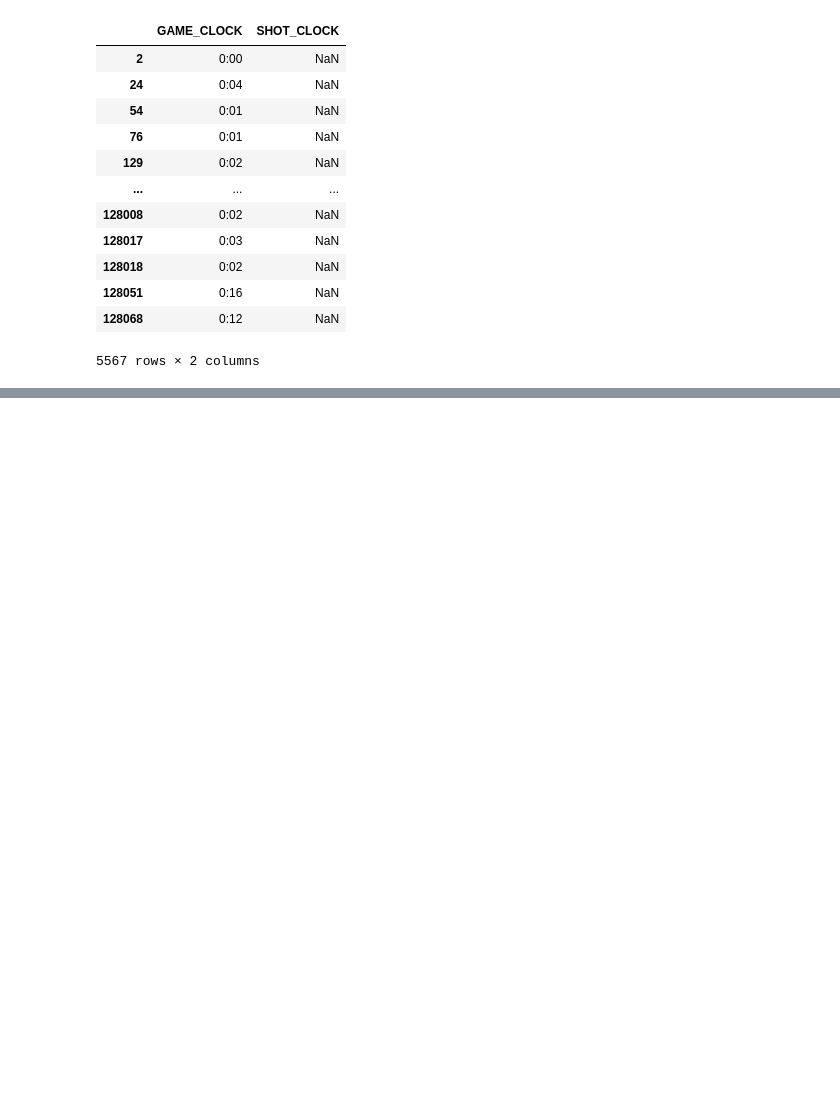
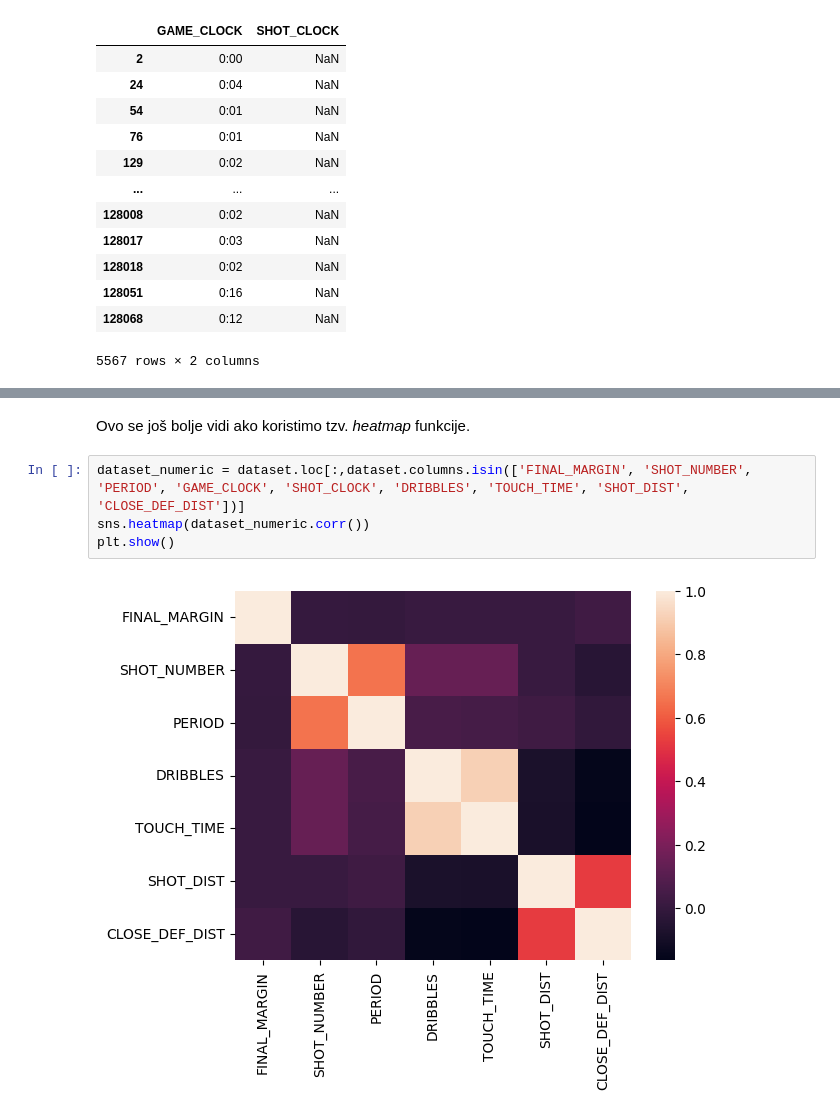
Before and after one commit to iva-maria/UZOP-projekt-2022-23, a Jupyter notebook: UZOP-projekt-0036522537.ipynb, the cells around one changed output, grey strips where cells are left out. Saved outputs shown, nothing was run; the diff lists cells and outputs as text; blank space fills up the shorter version.

Commit message:
Finalize 1st part of the project

```diff
--- a/UZOP-projekt-0036522537.ipynb
+++ b/UZOP-projekt-0036522537.ipynb
@@ -172,0 +279,8 @@ Vidimo da u stupcu `SHOT_CLOCK` više nema nedostajućih vrijednosti, već su on
+# %% [markdown]
+Ovo se još bolje vidi ako koristimo tzv. _heatmap_ funkcije.
+# %%
+dataset_numeric = dataset.loc[:,dataset.columns.isin(['FINAL_MARGIN', 'SHOT_NUMBER', 'PERIOD', 'GAME_CLOCK', 'SHOT_CLOCK', 'DRIBBLES', 'TOUCH_TIME', 'SHOT_DIST', 'CLOSE_DEF_DIST'])]
+sns.heatmap(dataset_numeric.corr())
+plt.show()
+# %% [output]
+[figure, added]
```
Also changed, not shown: parts of 27 cells of this notebook.
